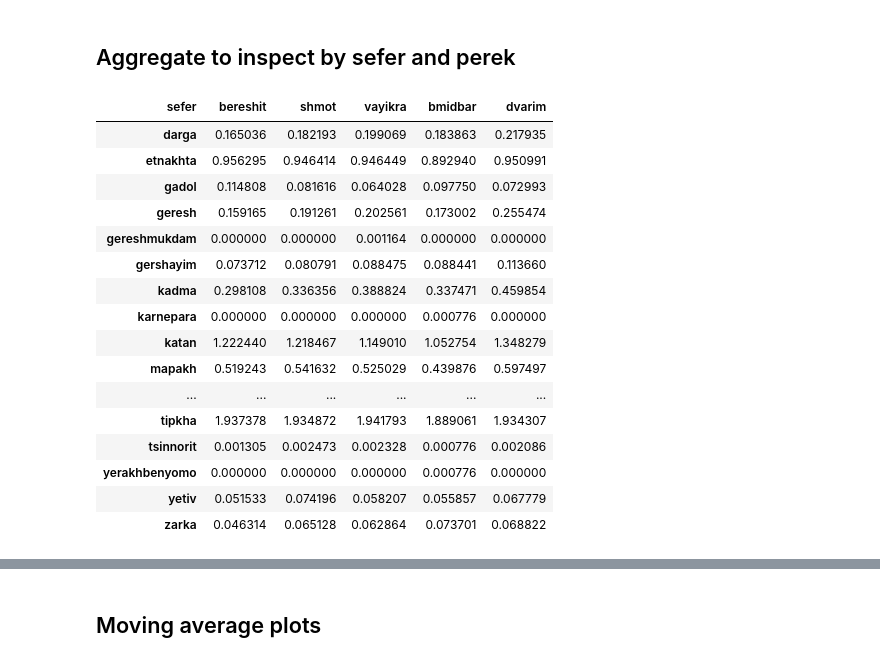
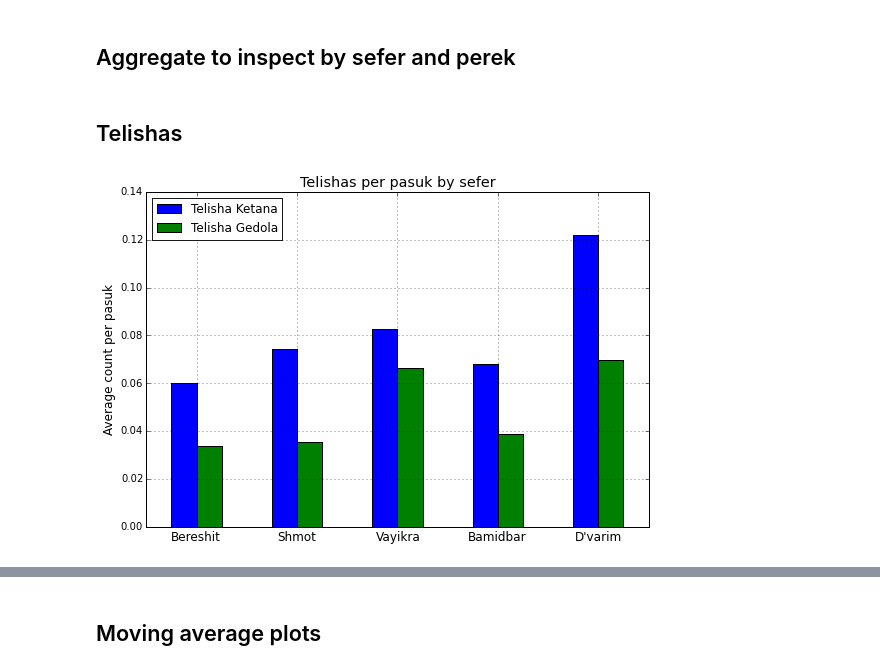
Before and after one commit to Noleli/trop-analysis, a Jupyter notebook: Trop analysis.ipynb, the cells around one changed output, grey strips where cells are left out. Saved outputs shown, nothing was run; the diff lists cells and outputs as text; code cells hidden in the pictures.

Commit message:
lots of graph formatting and cleanup for posting

```diff
--- a/Trop analysis.ipynb
+++ b/Trop analysis.ipynb
@@ -57,6 +55,10 @@ flatcounts = [counts[s][pe][pa] for s in counts for pe in counts[s] for pa in co
 df = pd.DataFrame(flatcounts)
 df.set_index(['sefer', 'perek', 'pasuk'], inplace=True)
 df = df.reindex(sfarim, level=0)
+# %%
+# for pretty plot labels
+seferticklocs = [0,df.index.get_loc(('shmot',1,1)),df.index.get_loc(('vayikra',1,1)),df.index.get_loc(('bmidbar',1,1)),df.index.get_loc(('dvarim',1,1))]
+seferlabels = ['Bereshit', 'Shmot', 'Vayikra', 'Bamidbar', 'D\'varim']
 # %% [markdown]
 ## Aggregate to inspect by sefer and perek
 # %%
@@ -71,23 +74,17 @@ perekmeans.dropna(inplace=True) # workaround for https://github.com/pydata/panda
 pereksums = perekgroup.sum()
 pereksums = pereksums.reindex(sfarim, level=0) # sort=False isn't working, so...
 pereksums.dropna(inplace=True) # workaround for https://github.com/pydata/pandas/issues/9344
-# %%
-sefermeans.T #[['telishaketana','telishagedola']]
-# %% [output]
-| sefer | bereshit | shmot | vayikra | bmidbar | dvarim |
-| darga | 0.165036 | 0.182193 | 0.199069 | 0.183863 | 0.217935 |
-| etnakhta | 0.956295 | 0.946414 | 0.946449 | 0.892940 | 0.950991 |
-| gadol | 0.114808 | 0.081616 | 0.064028 | 0.097750 | 0.072993 |
-| geresh | 0.159165 | 0.191261 | 0.202561 | 0.173002 | 0.255474 |
-| gereshmukdam | 0.000000 | 0.000000 | 0.001164 | 0.000000 | 0.000000 |
-| gershayim | 0.073712 | 0.080791 | 0.088475 | 0.088441 | 0.113660 |
-| kadma | 0.298108 | 0.336356 | 0.388824 | 0.337471 | 0.459854 |
-| karnepara | 0.000000 | 0.000000 | 0.000000 | 0.000776 | 0.000000 |
-| katan | 1.222440 | 1.218467 | 1.149010 | 1.052754 | 1.348279 |
-| mapakh | 0.519243 | 0.541632 | 0.525029 | 0.439876 | 0.597497 |
-| ... | ... | ... | ... | ... | ... |
-| tipkha | 1.937378 | 1.934872 | 1.941793 | 1.889061 | 1.934307 |
-| tsinnorit | 0.001305 | 0.002473 | 0.002328 | 0.000776 | 0.002086 |
-| yerakhbenyomo | 0.000000 | 0.000000 | 0.000000 | 0.000776 | 0.000000 |
-| yetiv | 0.051533 | 0.074196 | 0.058207 | 0.055857 | 0.067779 |
-| zarka | 0.046314 | 0.065128 | 0.062864 | 0.073701 | 0.068822 |
+# %% [markdown]
+## Telishas
+# %%
+ax = sefermeans[['telishaketana','telishagedola']].plot(by='sefer', kind='bar', figsize=(9,6)) # 'shalshelet', 'merkhakfula'
+plt.xticks(range(5), seferlabels, fontsize='large', rotation=0)
+plt.title('Telishas per pasuk by sefer', fontsize='x-large')
+plt.xlabel('')
+plt.ylabel('Average count per pasuk', fontsize='large')
+patches, labels = ax.get_legend_handles_labels()
+ax.legend(patches, ['Telisha Ketana','Telisha Gedola'], loc='upper left', framealpha=0.9)
+
+plt.savefig('telisha_bar.svg', transparent=True)
+# %% [output]
+[figure, added]
```
Also changed, not shown: parts of 34 cells of this notebook, 3 other files.
